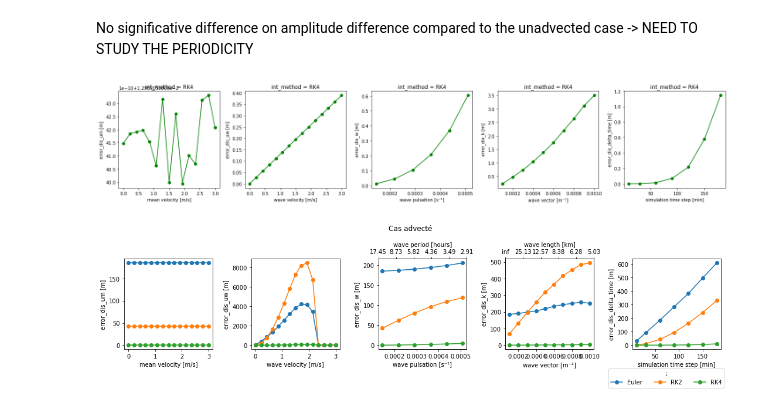
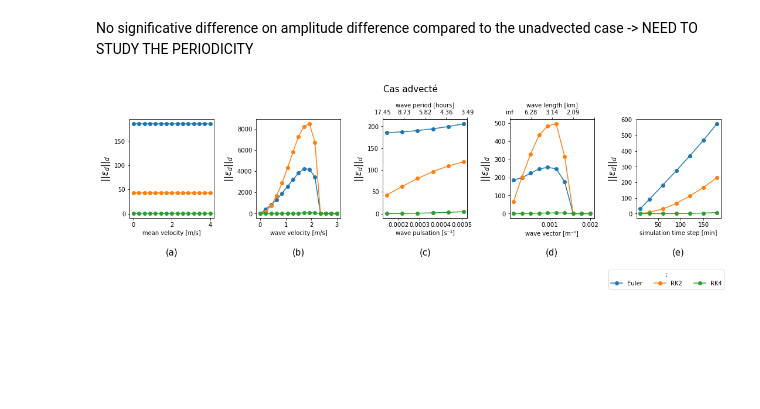
Before and after one commit to margot-demol/stage-m1, a Jupyter notebook: development/temporal_int_comparison.ipynb, the cells around one changed output. Cells and saved outputs as stored; diff of their text form; code cells hidden in the pictures; blank space fills up the shorter version.

```diff
--- a/development/temporal_int_comparison.ipynb
+++ b/development/temporal_int_comparison.ipynb
@@ -247,6 +275,7 @@ This figure highlights that RK4 error is smaller:
 # %%
 fig, axes = plt.subplots(ncols=4, figsize=(12,4))
 ds.error_dis_um.plot(hue='int_method',marker='o',ax=axes[0],label=ds.int_method.values)
+
 ds.error_dis_uw.plot(hue='int_method',marker='o',ax=axes[1])
 
 ds.error_dis_w.plot( hue='int_method',marker='o',ax=axes[2])
@@ -265,12 +294,19 @@ ax2.set_xticklabels(np.round(2*np.pi/labels_w/3600,2))
 
 ds.error_dis_delta_time.plot( x='delta_t_min',hue='int_method',marker='o',ax=axes[3])
 
-##Only one legend for all
+#C_legend=[r'$(U_m)$',r'$(U_w)$',r'$(\omega)$',r'$(\delta t)$']
+C_legend=['(a)','(b)','(c)','(d)']
+for i in range(4):
+    axes[i].annotate(C_legend[i], xy=(0.5, -0.3), xytext=(0, 4),xycoords='axes fraction', textcoords='offset points',size='large', ha='center', va='baseline', fontsize=15)
+
+
+    ##Only one legend for all
 lines, labels = axes[0].get_legend_handles_labels()
-fig.legend(lines, labels, title=";",bbox_to_anchor=(1,0), loc="lower right", bbox_transform=fig.transFigure, ncol=3)
+fig.legend(lines, labels, title="Integration methods:",bbox_to_anchor=(1,0), loc="lower right", bbox_transform=fig.transFigure, ncol=3)
 for i in range(4):
     axes[i].get_legend().remove()
+    axes[i].set_ylabel(r'$||\epsilon_d||_d$', fontsize=15)
 
-plt.tight_layout(rect=[0,0.1,1,1])
+plt.tight_layout(rect=[0,0.05,1,1])#left, bottom, right, top (default is 0,0,1,1)
 plt.draw()
 # %% [output]
@@ -300,7 +391,7 @@ Data variables:
 Attributes:
     units:    m
 # %%
-fig, axes = plt.subplots(ncols=5, figsize=(15,4))
+fig, axes = plt.subplots(ncols=5, figsize=(15,5))
 ds1.error_dis_um.plot(hue='int_method',marker='o',ax=axes[0],label=ds1.int_method.values)
 ds1.error_dis_uw.plot(hue='int_method',marker='o',ax=axes[1])
 
@@ -320,13 +411,19 @@ ax3.set_xticklabels(np.round(2*np.pi/labels_k/sti.km,2))
 
 ds1.error_dis_delta_time.plot( x='delta_t_min',hue='int_method',marker='o',ax=axes[4])
 
+#C_legend=[r'$(U_m)$',r'$(U_w)$',r'$(\omega)$',r'$(k)$',r'$(\delta t)$']
+C_legend=['(a)','(b)','(c)','(d)','(e)']
+for i in range(5):
+    axes[i].annotate(C_legend[i], xy=(0.5, -0.4), xytext=(0, 4),xycoords='axes fraction', textcoords='offset points',size='large', ha='center', va='baseline', fontsize=15)
+
 ##Only one legend for all
 lines, labels = axes[0].get_legend_handles_labels()
-fig.legend(lines, labels, title=";",bbox_to_anchor=(1,0), loc="lower right", bbox_transform=fig.transFigure, ncol=3)
+fig.legend(lines, labels, title="Integration methods:",bbox_to_anchor=(1,0), loc="lower right", bbox_transform=fig.transFigure, ncol=3)
 for i in range(5):
     axes[i].get_legend().remove()
+    axes[i].set_ylabel(r'$||\epsilon_d||_d$', fontsize=15)
 
-    fig.suptitle('Cas non advecté')
-plt.tight_layout(rect=[0,0.1,1,1])
+fig.suptitle('Cas non advecté', fontsize=15)
+plt.tight_layout(rect=[0,0.02,1,1])
 plt.draw()
 # %% [output]
@@ -443,17 +558,5 @@ plt.draw()
 # %% [markdown]
 No significative difference on amplitude difference compared to the unadvected case -> NEED TO STUDY THE PERIODICITY
-# %%
-fig, axes = plt.subplots(ncols=5, figsize=(20,4))
-dsa.error_dis_um.sel(int_method='RK4').plot(marker='o',ax=axes[0], color='g')
-dsa.error_dis_uw.sel(int_method='RK4').plot(marker='o',ax=axes[1],color='g')
-dsa.error_dis_w.sel(int_method='RK4').plot(marker='o',ax=axes[2],color='g')
-dsa.error_dis_k.sel(int_method='RK4').plot(marker='o',ax=axes[3],color='g')
-dsa.error_dis_delta_time.sel(int_method='RK4').plot( x='delta_t_min', marker='o',color='g',ax=axes[4])
-plt.tight_layout()
-
-plt.draw()
-# %% [output]
-[figure, removed]
 # %%
 def error_func(y):
     t=y.out_ds.otime
@@ -464,32 +567,39 @@ def error_func(y):
     else:
         return y['uw']*sti.h2s/2/2*(xr.ufuncs.cos(y['k']*(yp-y['um']*t))-xr.ufuncs.cos(y['w']*t-y['k']*(zp-y['um']*t)))
 # %%
-dsa1=sti.dependency_ds(list_Var=Var, OT=OT, T=T, Dt=Dt)
+dsa1=sti.dependency_ds(list_Var=Vara, OT=OT, T=T, Dt=Dt)
 # %%
-fig, axes = plt.subplots(ncols=5, figsize=(15,4))
+fig, axes = plt.subplots(ncols=5, figsize=(15,5))
 dsa1.error_dis_um.plot(hue='int_method',marker='o',ax=axes[0],label=dsa1.int_method.values)
 dsa1.error_dis_uw.plot(hue='int_method',marker='o',ax=axes[1])
 
 dsa1.error_dis_w.plot( hue='int_method',marker='o',ax=axes[2])
 ax2=axes[2].twiny()
 labels_w=axes[2].get_xticks()
 ax2.set_xlabel('wave period [hours]')
 ax2.set_xticklabels(np.round(2*np.pi/labels_w/3600,2))
 
 dsa1.error_dis_k.plot( hue='int_method',marker='o',ax=axes[3])
 ax3=axes[3].twiny()
 labels_k=axes[3].get_xticks()
 ax3.set_xlabel('wave length [km]')
 ax3.set_xticklabels(np.round(2*np.pi/labels_k/sti.km,2))
 
 dsa1.error_dis_delta_time.plot( x='delta_t_min',hue='int_method',marker='o',ax=axes[4])
 ##Only one legend for all
 lines, labels = axes[0].get_legend_handles_labels()
 fig.legend(lines, labels, title=";",bbox_to_anchor=(1,0), loc="lower right", bbox_transform=fig.transFigure, ncol=3)
 for i in range(5):
     axes[i].get_legend().remove()
-fig.suptitle('Cas advecté')
-plt.tight_layout(rect=[0,0.1,1,1])
+
+#C_legend=[r'$(U_m)$',r'$(U_w)$',r'$(\omega)$',r'$(k)$',r'$(\delta t)$']
+C_legend=['(a)','(b)','(c)','(d)','(e)']
+for i in range(5):
+    axes[i].annotate(C_legend[i], xy=(0.5, -0.4), xytext=(0, 4),xycoords='axes fraction', textcoords='offset points',size='large', ha='center', va='baseline', fontsize=15)
+    axes[i].set_ylabel(r'$||\epsilon_d||_d$', fontsize=15)
+
+fig.suptitle('Cas advecté',fontsize=15)
+plt.tight_layout(rect=[0,0.02,1,1])
 plt.draw()
 # %% [output]
-[figure, old version]
+[figure, new version]
```
Also changed, not shown: parts of 17 cells of this notebook, 6 other files.
